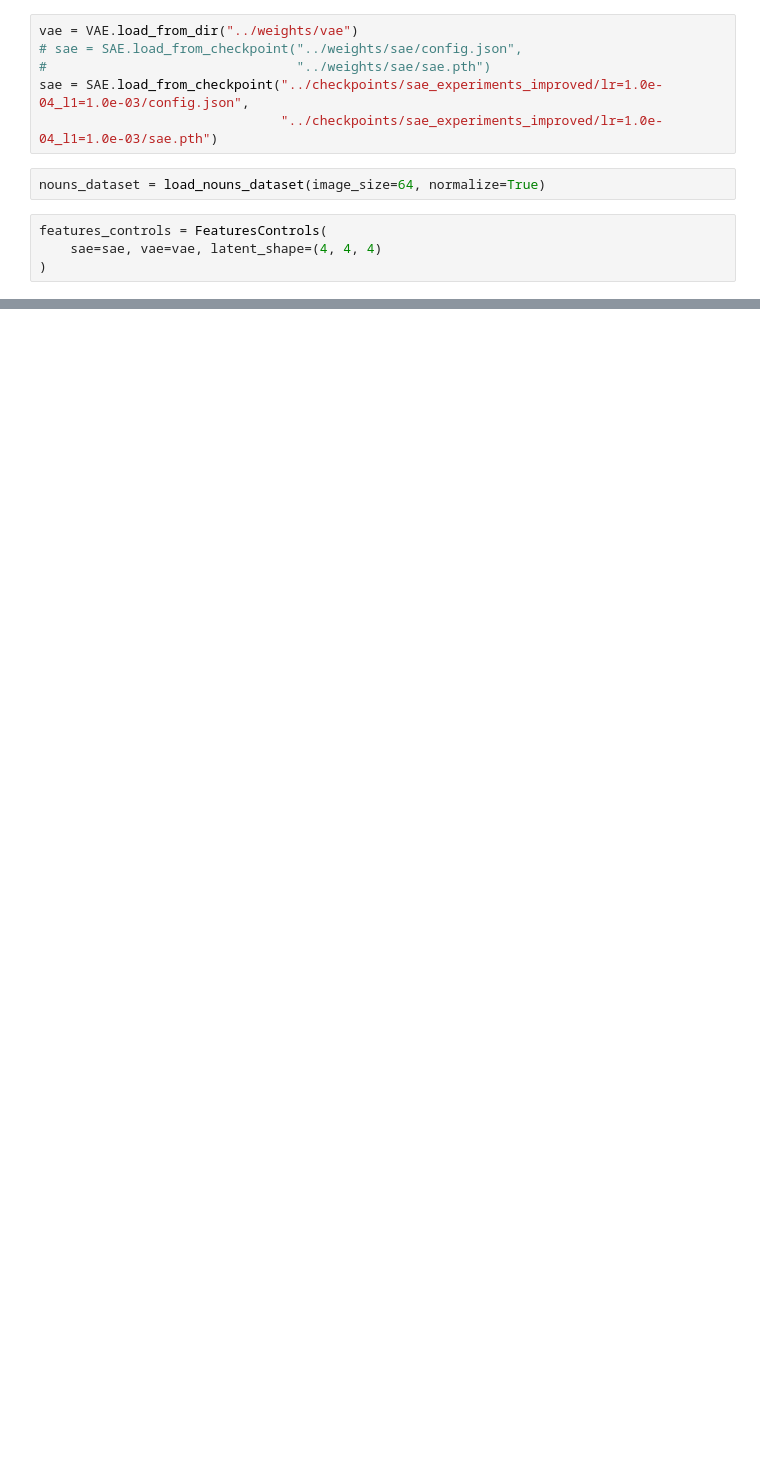
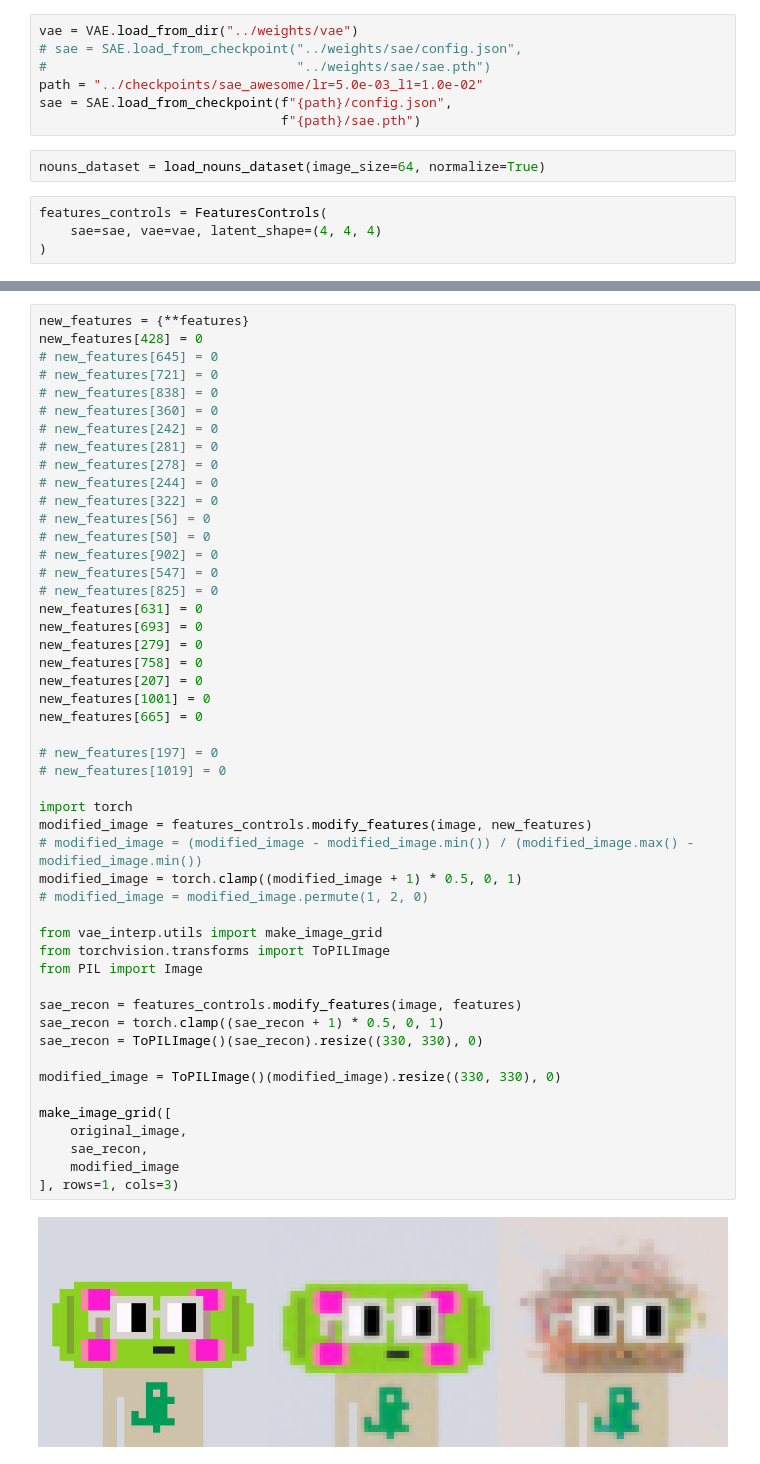
Before and after one commit to minii-ai/nouns-mech-interp, a Jupyter notebook: swiggle/notebooks/controls.ipynb, the cells around one changed output, grey strips where cells are left out. Saved outputs shown, nothing was run; the diff lists cells and outputs as text; blank space fills up the shorter version.

```diff
--- a/swiggle/notebooks/controls.ipynb
+++ b/swiggle/notebooks/controls.ipynb
@@ -15,8 +15,9 @@ import matplotlib.pyplot as plt
 vae = VAE.load_from_dir("../weights/vae")
 # sae = SAE.load_from_checkpoint("../weights/sae/config.json",
 #                                "../weights/sae/sae.pth")
-sae = SAE.load_from_checkpoint("../checkpoints/sae_experiments_improved/lr=1.0e-04_l1=1.0e-03/config.json",
-                               "../checkpoints/sae_experiments_improved/lr=1.0e-04_l1=1.0e-03/sae.pth")
+path = "../checkpoints/sae_awesome/lr=5.0e-03_l1=1.0e-02"
+sae = SAE.load_from_checkpoint(f"{path}/config.json",
+                               f"{path}/sae.pth")
 # %%
 nouns_dataset = load_nouns_dataset(image_size=64, normalize=True)
 # %%
@@ -93,0 +79,51 @@ plt.imshow(modified_image)
+# %%
+new_features = {**features}
+new_features[428] = 0
+# new_features[645] = 0
+# new_features[721] = 0
+# new_features[838] = 0
+# new_features[360] = 0
+# new_features[242] = 0
+# new_features[281] = 0
+# new_features[278] = 0
+# new_features[244] = 0
+# new_features[322] = 0
+# new_features[56] = 0
+# new_features[50] = 0
+# new_features[902] = 0
+# new_features[547] = 0
+# new_features[825] = 0
+new_features[631] = 0
+new_features[693] = 0
+new_features[279] = 0
+new_features[758] = 0
+new_features[207] = 0
+new_features[1001] = 0
+new_features[665] = 0
+
+# new_features[197] = 0
+# new_features[1019] = 0
+
+import torch
+modified_image = features_controls.modify_features(image, new_features)
+# modified_image = (modified_image - modified_image.min()) / (modified_image.max() - modified_image.min())
+modified_image = torch.clamp((modified_image + 1) * 0.5, 0, 1)
+# modified_image = modified_image.permute(1, 2, 0)
+
+from vae_interp.utils import make_image_grid
+from torchvision.transforms import ToPILImage
+from PIL import Image
+
+sae_recon = features_controls.modify_features(image, features)
+sae_recon = torch.clamp((sae_recon + 1) * 0.5, 0, 1)
+sae_recon = ToPILImage()(sae_recon).resize((330, 330), 0)
+
+modified_image = ToPILImage()(modified_image).resize((330, 330), 0)
+
+make_image_grid([
+    original_image,
+    sae_recon,
+    modified_image
+], rows=1, cols=3)
+# %% [output]
+[figure, added]
```
Also changed, not shown: parts of 5 cells of this notebook, 18 other files.
